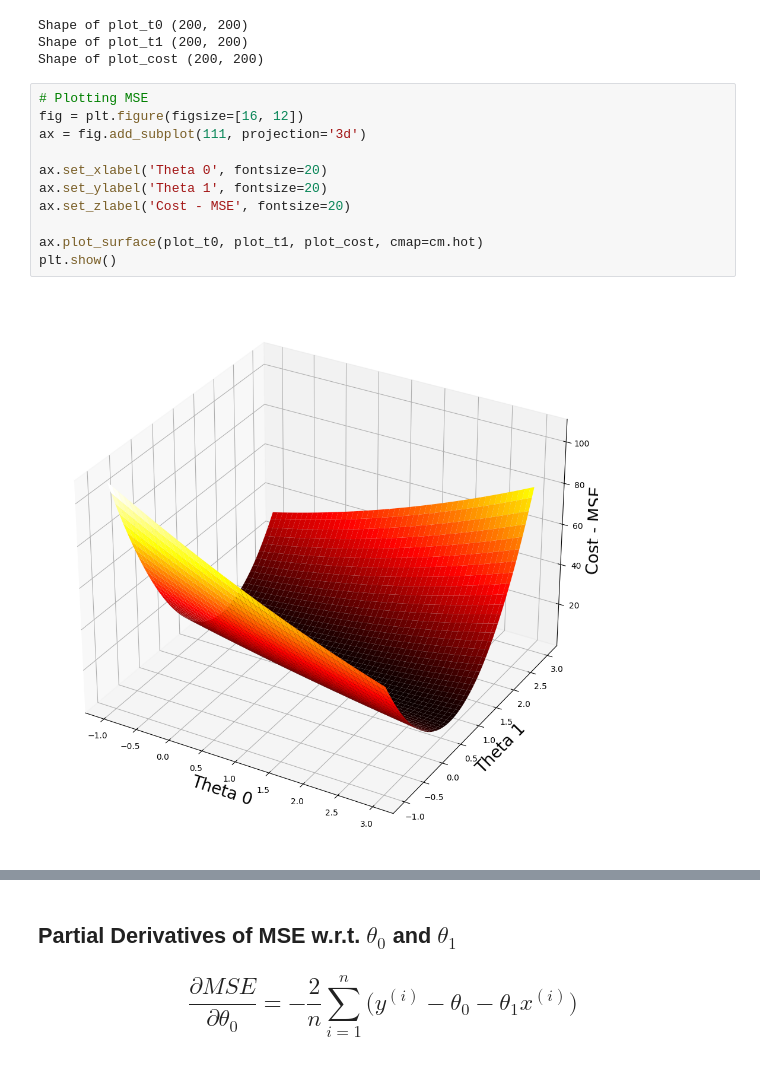
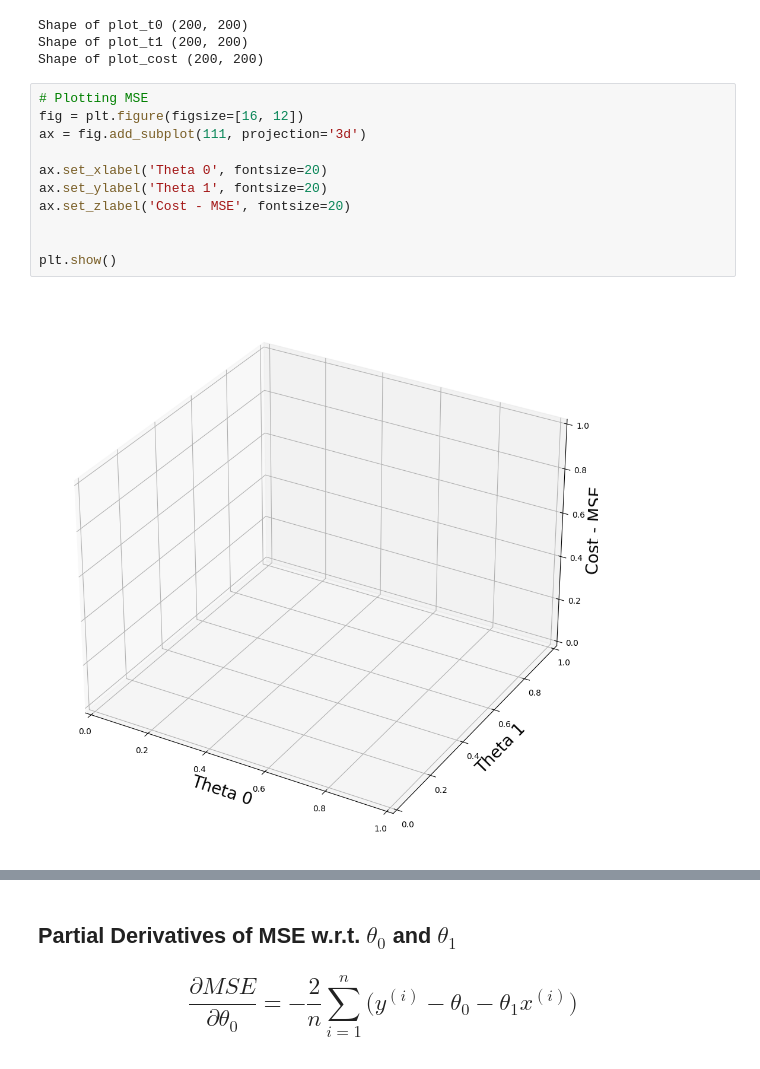
Before and after one commit to TholetiRushasri/FMML-LAB, a Jupyter notebook: FMML_2022_Module_04_Project_2024.ipynb, the cells around one changed output, grey strips where cells are left out. Saved outputs shown, nothing was run; the diff lists cells and outputs as text.

```diff
--- a/FMML_2022_Module_04_Project_2024.ipynb
+++ b/FMML_2022_Module_04_Project_2024.ipynb
@@ -904,13 +804,13 @@ Shape of plot_cost (200, 200)
 # %%
 # Plotting MSE
 fig = plt.figure(figsize=[16, 12])
 ax = fig.add_subplot(111, projection='3d')
 
 ax.set_xlabel('Theta 0', fontsize=20)
 ax.set_ylabel('Theta 1', fontsize=20)
 ax.set_zlabel('Cost - MSE', fontsize=20)
 
-ax.plot_surface(plot_t0, plot_t1, plot_cost, cmap=cm.hot)
+
 plt.show()
 # %% [output]
-[figure, old version]
+[figure, new version]
```
Also changed, not shown: parts of 27 cells of this notebook.
